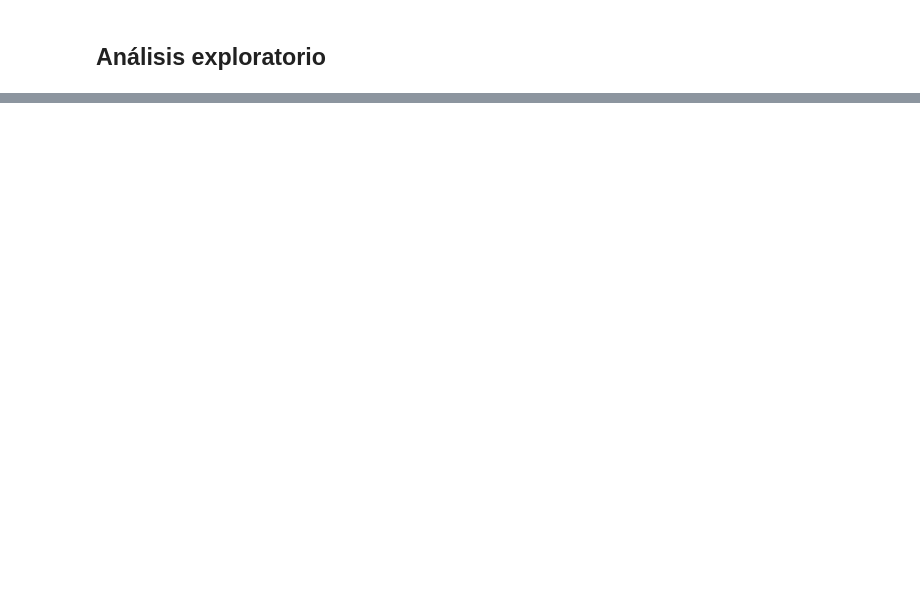
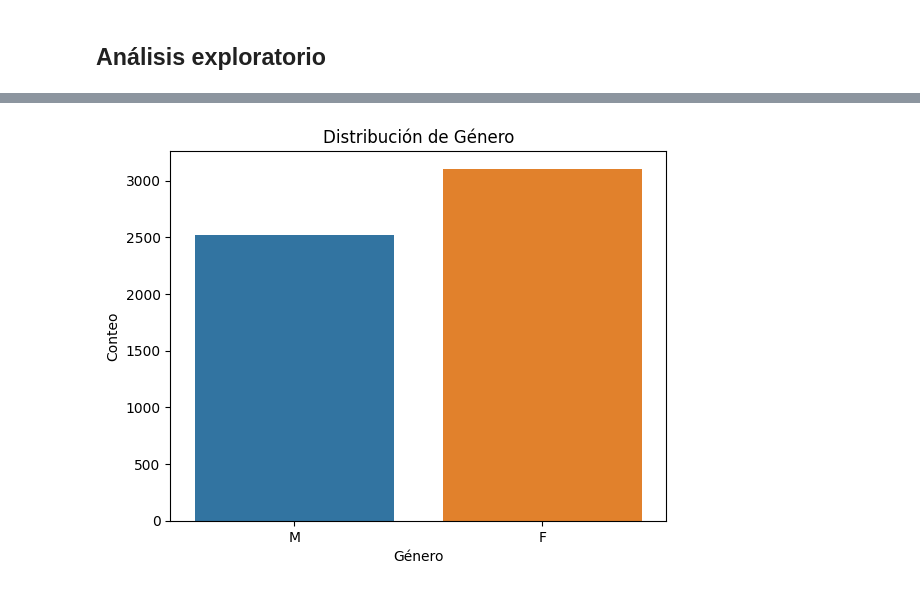
Before and after one commit to diegosaaval/hospital-stay, a Jupyter notebook: 1_data_cleaning.ipynb, the cells around one changed output, grey strips where cells are left out. Drawn from its saved outputs; the diff is of its cells as text; code cells hidden in the pictures; blank space fills up the shorter version.

```diff
--- a/1_data_cleaning.ipynb
+++ b/1_data_cleaning.ipynb
@@ -503,2 +523,11 @@ Name: count, dtype: int64
+# %%
+# Crear columna llamada dias en hospital que es la diferencia entre la fecha de ingreso y la fecha de egreso
+
+df["FECHA INGRESO CLINICA"] = pd.to_datetime(df["FECHA INGRESO CLINICA"])
+df["FECHA SALIDA"] = pd.to_datetime(df["FECHA SALIDA"])
+
+df["dias en hospital"] = df["FECHA SALIDA"] - df["FECHA INGRESO CLINICA"]
+
+df["dias en hospital"] = df["dias en hospital"].dt.days
 # %% [markdown]
 ## Análisis exploratorio
@@ -504,0 +544,10 @@ Name: count, dtype: int64
+# %%
+import seaborn as sns
+
+sns.countplot(data=df, x='SEXO')
+plt.xlabel('Género')
+plt.ylabel('Conteo')
+plt.title('Distribución de Género')
+plt.show()
+# %% [output]
+[figure, added]
```
Also changed, not shown: parts of 12 cells of this notebook.
